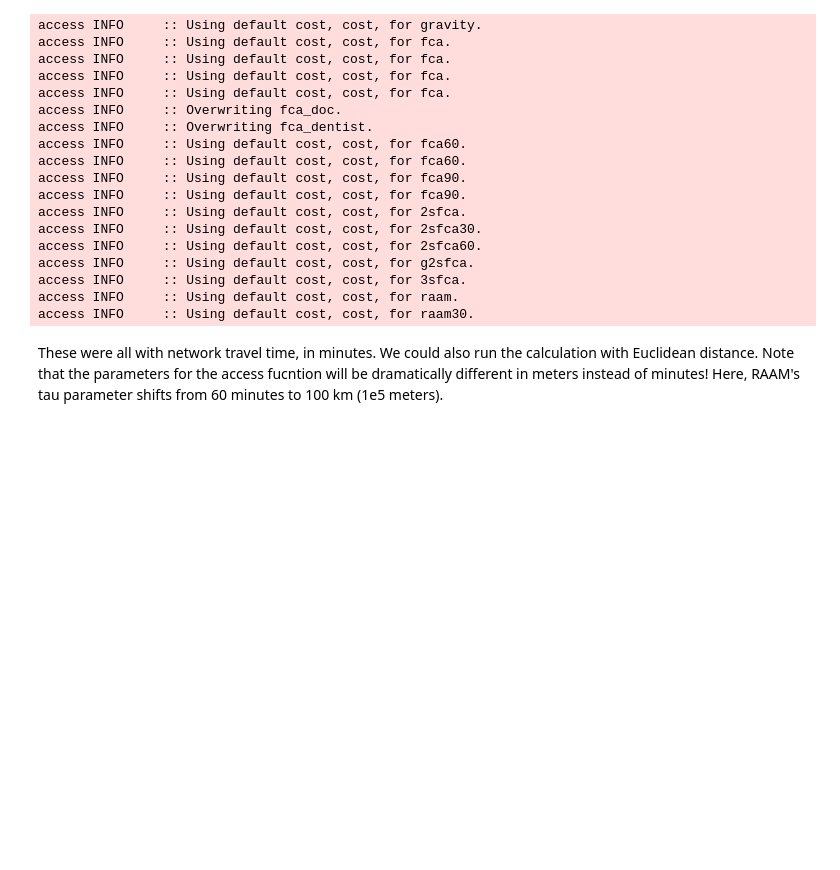
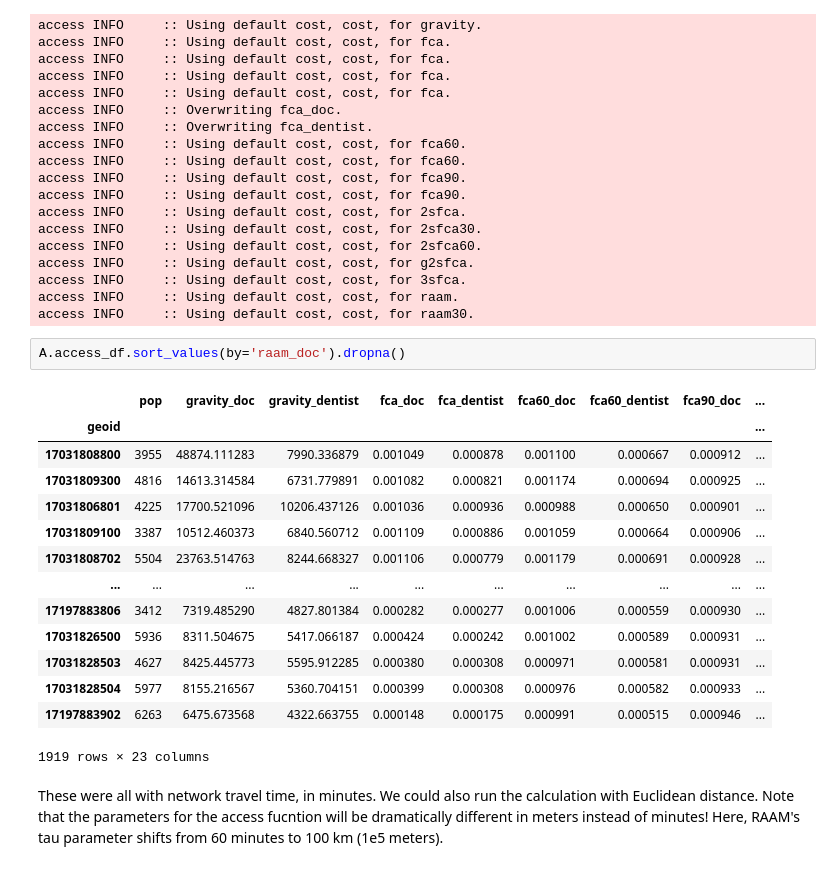
Before and after one commit to pysal/access, a Jupyter notebook: notebooks/examples.ipynb, the cells around one changed output. Saved outputs shown, nothing was run; the diff lists cells and outputs as text; blank space fills up the shorter version.

```diff
--- a/notebooks/examples.ipynb
+++ b/notebooks/examples.ipynb
@@ -133,6 +172,23 @@ access INFO     :: Using default cost, cost, for g2sfca.
 access INFO     :: Using default cost, cost, for 3sfca.
 access INFO     :: Using default cost, cost, for raam.
 access INFO     :: Using default cost, cost, for raam30.
+# %%
+A.access_df.sort_values(by='raam_doc').dropna()
+# %% [output]
+|  | pop | gravity_doc | gravity_dentist | fca_doc | fca_dentist | fca60_doc | fca60_dentist | fca90_doc | ... |
+| geoid |  |  |  |  |  |  |  |  | ... |
+| 17031808800 | 3955 | 48874.111283 | 7990.336879 | 0.001049 | 0.000878 | 0.001100 | 0.000667 | 0.000912 | ... |
+| 17031809300 | 4816 | 14613.314584 | 6731.779891 | 0.001082 | 0.000821 | 0.001174 | 0.000694 | 0.000925 | ... |
+| 17031806801 | 4225 | 17700.521096 | 10206.437126 | 0.001036 | 0.000936 | 0.000988 | 0.000650 | 0.000901 | ... |
+| 17031809100 | 3387 | 10512.460373 | 6840.560712 | 0.001109 | 0.000886 | 0.001059 | 0.000664 | 0.000906 | ... |
+| 17031808702 | 5504 | 23763.514763 | 8244.668327 | 0.001106 | 0.000779 | 0.001179 | 0.000691 | 0.000928 | ... |
+| ... | ... | ... | ... | ... | ... | ... | ... | ... | ... |
+| 17197883806 | 3412 | 7319.485290 | 4827.801384 | 0.000282 | 0.000277 | 0.001006 | 0.000559 | 0.000930 | ... |
+| 17031826500 | 5936 | 8311.504675 | 5417.066187 | 0.000424 | 0.000242 | 0.001002 | 0.000589 | 0.000931 | ... |
+| 17031828503 | 4627 | 8425.445773 | 5595.912285 | 0.000380 | 0.000308 | 0.000971 | 0.000581 | 0.000931 | ... |
+| 17031828504 | 5977 | 8155.216567 | 5360.704151 | 0.000399 | 0.000308 | 0.000976 | 0.000582 | 0.000933 | ... |
+| 17197883902 | 6263 | 6475.673568 | 4322.663755 | 0.000148 | 0.000175 | 0.000991 | 0.000515 | 0.000946 | ... |
+1919 rows × 23 columns
 # %% [markdown]
 These were all with network travel time, in minutes.  We could also run the calculation with Euclidean distance.  Note that the parameters for the access fucntion will be dramatically different in meters instead of minutes!  Here, RAAM's tau parameter shifts from 60 minutes to 100 km (1e5 meters).
 # %%
```
Also changed, not shown: parts of 19 cells of this notebook.
